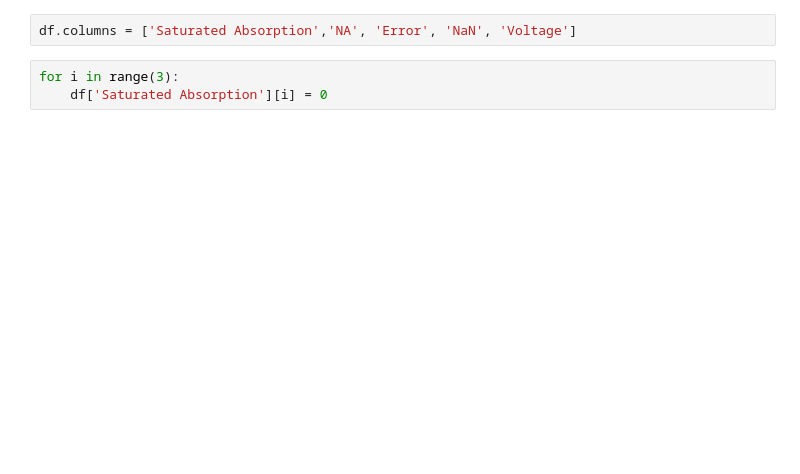
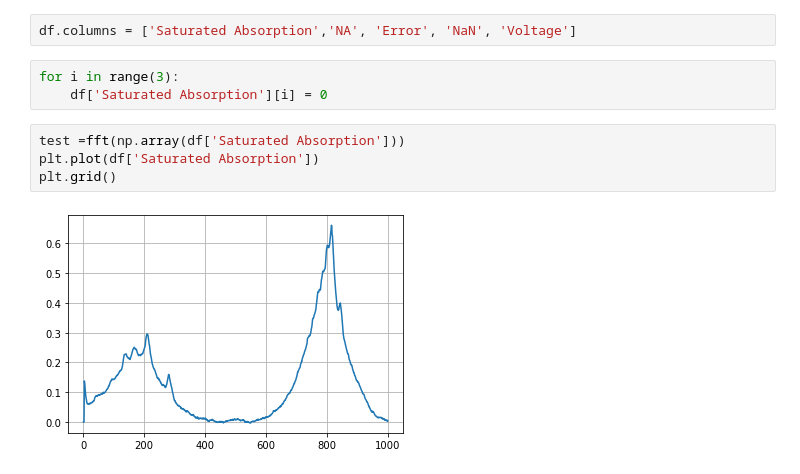
Before and after one commit to KGAtomTrapLab/AtomTrapLab_auto, a Jupyter notebook: peak_detection.ipynb, the cells around one changed output. Drawn from its saved outputs; the diff is of its cells as text; blank space fills up the shorter version.

```diff
--- a/peak_detection.ipynb
+++ b/peak_detection.ipynb
@@ -12,3 +13,9 @@ df.columns = ['Saturated Absorption','NA', 'Error', 'NaN', 'Voltage']
 # %%
 for i in range(3):
     df['Saturated Absorption'][i] = 0
+# %%
+test =fft(np.array(df['Saturated Absorption']))
+plt.plot(df['Saturated Absorption'])
+plt.grid()
+# %% [output]
+[figure, added]
```
Also changed, not shown: parts of 11 cells of this notebook, 1 other file.
